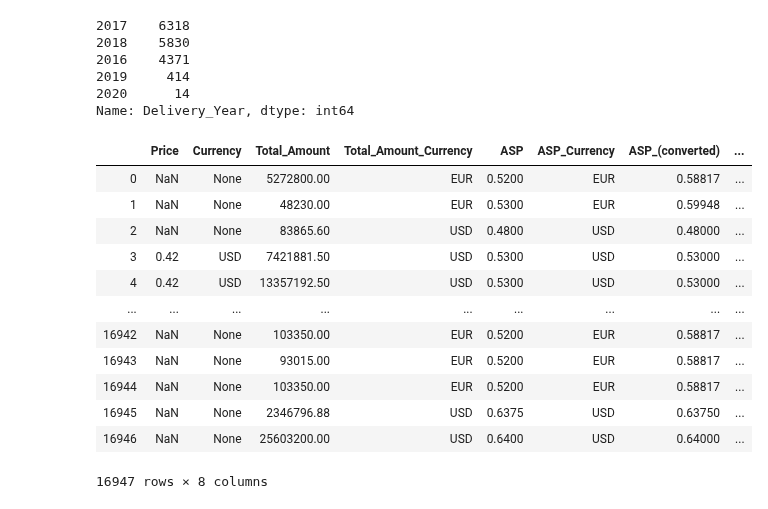
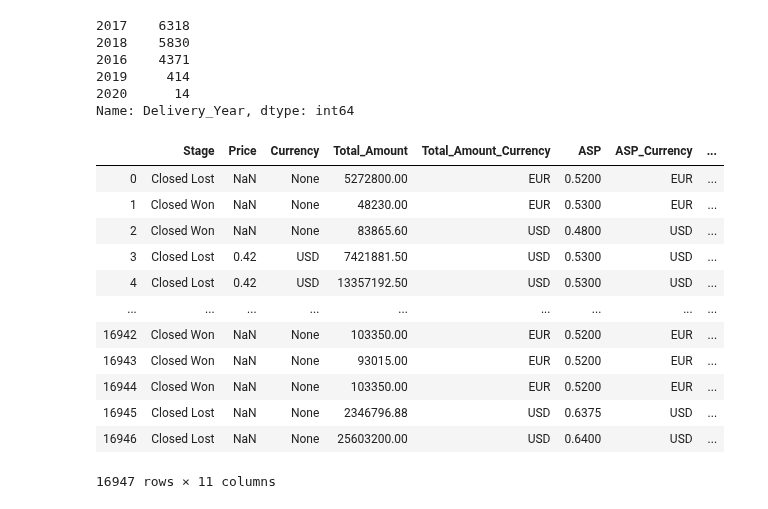
Before and after one commit to FernandoSinisi/Orga-Datos-2C-2020, a Jupyter notebook: TP1/Info General.ipynb, the cells around one changed output. Drawn from its saved outputs; the diff is of its cells as text; code cells hidden in the pictures.

```diff
--- a/TP1/Info General.ipynb
+++ b/TP1/Info General.ipynb
@@ -172,18 +172,19 @@ df['Delivery_Year'].value_counts().head(10)
 2020      14
 Name: Delivery_Year, dtype: int64
 # %%
-df.loc[:,['Price','Currency','Total_Amount','Total_Amount_Currency','ASP','ASP_Currency','ASP_(converted)','ASP_(converted)_Currency']]
+df_aux = df.loc[:,['Stage','Price','Currency','Total_Amount','Total_Amount_Currency','ASP','ASP_Currency','ASP_(converted)','ASP_(converted)_Currency','Total_Taxable_Amount','Total_Taxable_Amount_Currency']]
+df_aux
 # %% [output]
-|  | Price | Currency | Total_Amount | Total_Amount_Currency | ASP | ASP_Currency | ASP_(converted) | ... |
-| 0 | NaN | None | 5272800.00 | EUR | 0.5200 | EUR | 0.58817 | ... |
-| 1 | NaN | None | 48230.00 | EUR | 0.5300 | EUR | 0.59948 | ... |
-| 2 | NaN | None | 83865.60 | USD | 0.4800 | USD | 0.48000 | ... |
-| 3 | 0.42 | USD | 7421881.50 | USD | 0.5300 | USD | 0.53000 | ... |
-| 4 | 0.42 | USD | 13357192.50 | USD | 0.5300 | USD | 0.53000 | ... |
+|  | Stage | Price | Currency | Total_Amount | Total_Amount_Currency | ASP | ASP_Currency | ... |
+| 0 | Closed Lost | NaN | None | 5272800.00 | EUR | 0.5200 | EUR | ... |
+| 1 | Closed Won | NaN | None | 48230.00 | EUR | 0.5300 | EUR | ... |
+| 2 | Closed Won | NaN | None | 83865.60 | USD | 0.4800 | USD | ... |
+| 3 | Closed Lost | 0.42 | USD | 7421881.50 | USD | 0.5300 | USD | ... |
+| 4 | Closed Lost | 0.42 | USD | 13357192.50 | USD | 0.5300 | USD | ... |
 | ... | ... | ... | ... | ... | ... | ... | ... | ... |
-| 16942 | NaN | None | 103350.00 | EUR | 0.5200 | EUR | 0.58817 | ... |
-| 16943 | NaN | None | 93015.00 | EUR | 0.5200 | EUR | 0.58817 | ... |
-| 16944 | NaN | None | 103350.00 | EUR | 0.5200 | EUR | 0.58817 | ... |
-| 16945 | NaN | None | 2346796.88 | USD | 0.6375 | USD | 0.63750 | ... |
-| 16946 | NaN | None | 25603200.00 | USD | 0.6400 | USD | 0.64000 | ... |
+| 16942 | Closed Won | NaN | None | 103350.00 | EUR | 0.5200 | EUR | ... |
+| 16943 | Closed Won | NaN | None | 93015.00 | EUR | 0.5200 | EUR | ... |
+| 16944 | Closed Won | NaN | None | 103350.00 | EUR | 0.5200 | EUR | ... |
+| 16945 | Closed Lost | NaN | None | 2346796.88 | USD | 0.6375 | USD | ... |
+| 16946 | Closed Lost | NaN | None | 25603200.00 | USD | 0.6400 | USD | ... |
-16947 rows × 8 columns
+16947 rows × 11 columns
```
Also changed, not shown: parts of 4 cells of this notebook, 3 other files.
